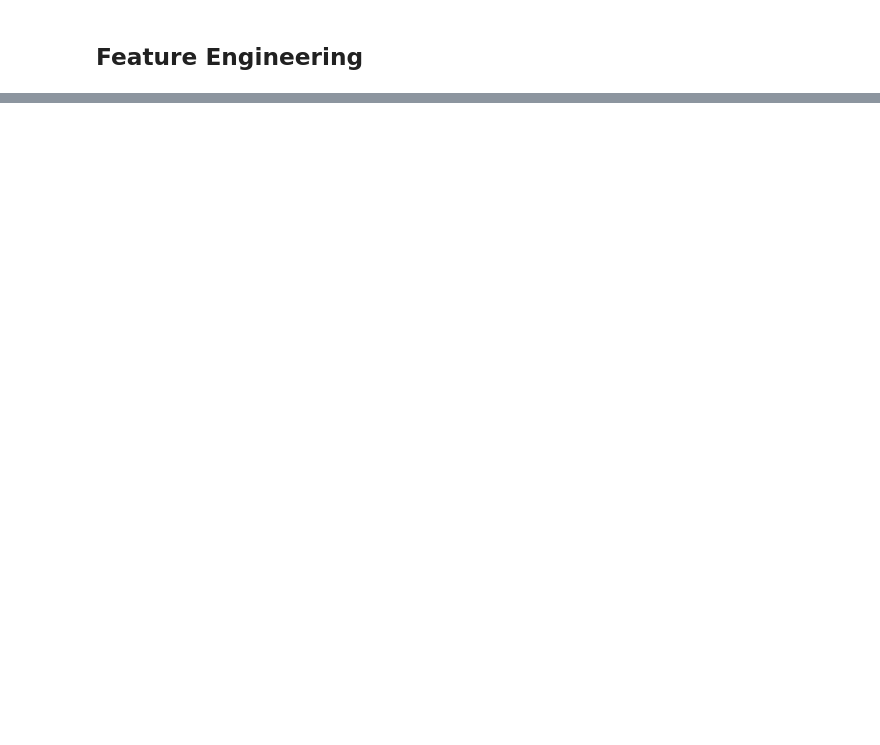
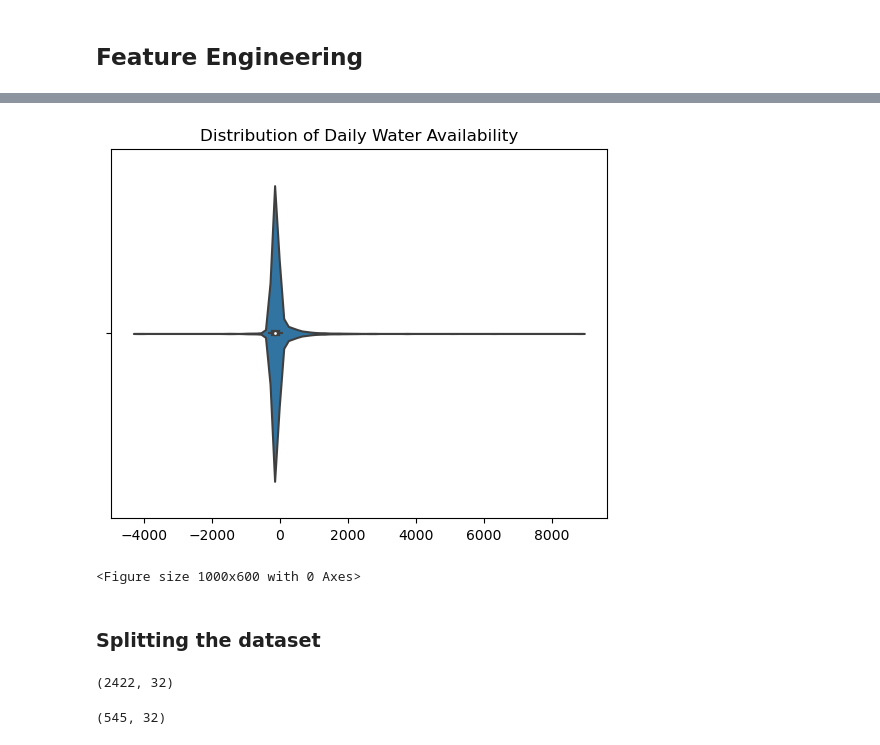
Before and after one commit to argishh/AlgeriaBhopal_WaterManagementandForecasting, a Jupyter notebook: src/Task3_Preprocessing/notebooks/Modified_preprocessing_Bhopal_Hariprasad.ipynb, the cells around one changed output, grey strips where cells are left out. Saved outputs shown, nothing was run; the diff lists cells and outputs as text; code cells hidden in the pictures; blank space fills up the shorter version.

```diff
--- a/src/Task3_Preprocessing/notebooks/Modified_preprocessing_Bhopal_Hariprasad.ipynb
+++ b/src/Task3_Preprocessing/notebooks/Modified_preprocessing_Bhopal_Hariprasad.ipynb
@@ -637,0 +654,2 @@ Out of the water resources I mentioned above, we only need the water surface inf
+# %%
+df_copy = df.copy()
@@ -637,0 +658,28 @@ Out of the water resources I mentioned above, we only need the water surface inf
+# %%
+# The area of the Upper lake in km^2
+Upper_lake_area = 36
+# Fixed storage (S) value (in MLD) as explained from the above calculations
+Storage = 379.1
+# Daily per-capita demand (in lpcd)
+per_capita_demand = 200
+
+# Daily water demand in MLD
+df_copy['Water_demand'] = per_capita_demand*df_copy['population']*10**(-6)
+
+# Precipitation in MLD
+df_copy['Precipitation in MLD'] = df_copy['precipitation_sum']*Upper_lake_area
+
+# Evapotranspiration in MLD
+df_copy['Evapotranspiration in MLD'] = df_copy['Evap_tavg']*Upper_lake_area*86.4*10**(3)
+
+# Surface water runoff in MLD
+df_copy['Surface Water Runoff in MLD'] = df_copy['Qs_tavg']*Upper_lake_area*86.4*10**(3)
+
+# Change in storage (del S) in MLD
+df_copy['del_S'] = df_copy['Precipitation in MLD']-df_copy['Evapotranspiration in MLD']-df_copy['Surface Water Runoff in MLD']
+
+# Daily Quantity of water supplied in MLD
+df_copy['Water_Supply'] = Storage + df_copy['del_S']
+
+# Available water in MLD
+df_copy['Water_availability'] = df_copy['Water_Supply']-df_copy['Water_demand']
@@ -637,0 +758,8 @@ Out of the water resources I mentioned above, we only need the water surface inf
+# %%
+sns.violinplot(df_copy['Water_availability'].values,linewidth=1.5)
+plt.title('Distribution of Daily Water Availability')
+plt.figure(figsize=(10,6))
+plt.show()
+# %% [output]
+[figure, added]
+<Figure size 1000x600 with 0 Axes>
@@ -637,0 +778,2 @@ Out of the water resources I mentioned above, we only need the water surface inf
+# %% [markdown]
+### **Splitting the dataset**
@@ -637,0 +789,8 @@ Out of the water resources I mentioned above, we only need the water surface inf
+# %%
+training_data.shape
+# %% [output]
+(2422, 32)
+# %%
+testing_data.shape
+# %% [output]
+(545, 32)
```
Also changed, not shown: parts of 19 cells of this notebook.
